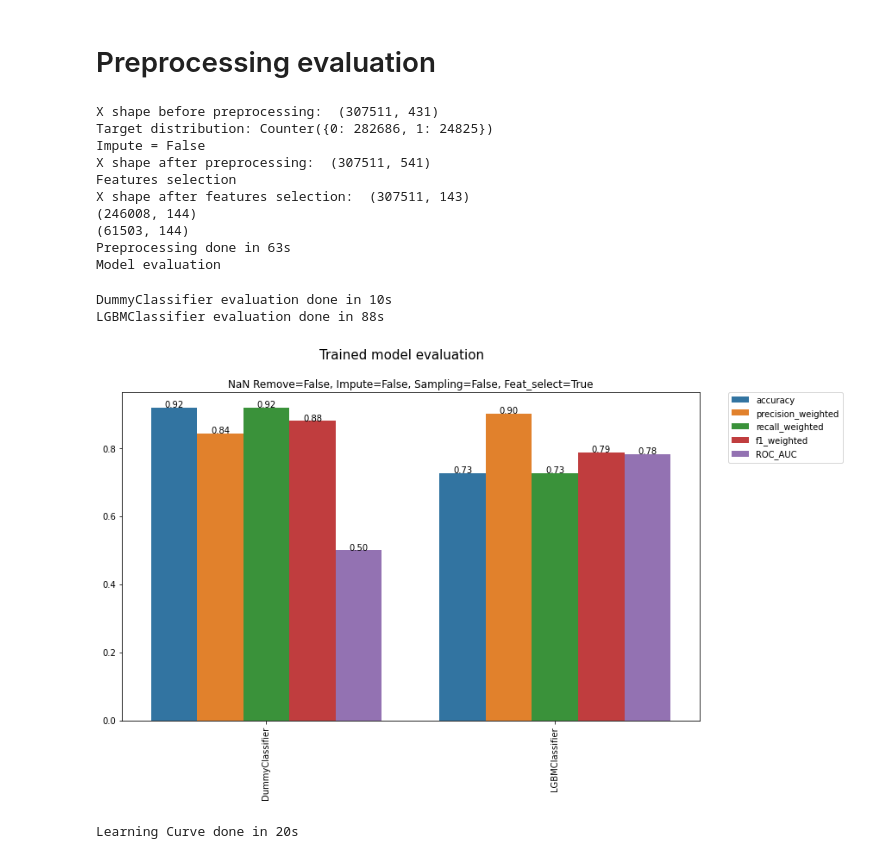
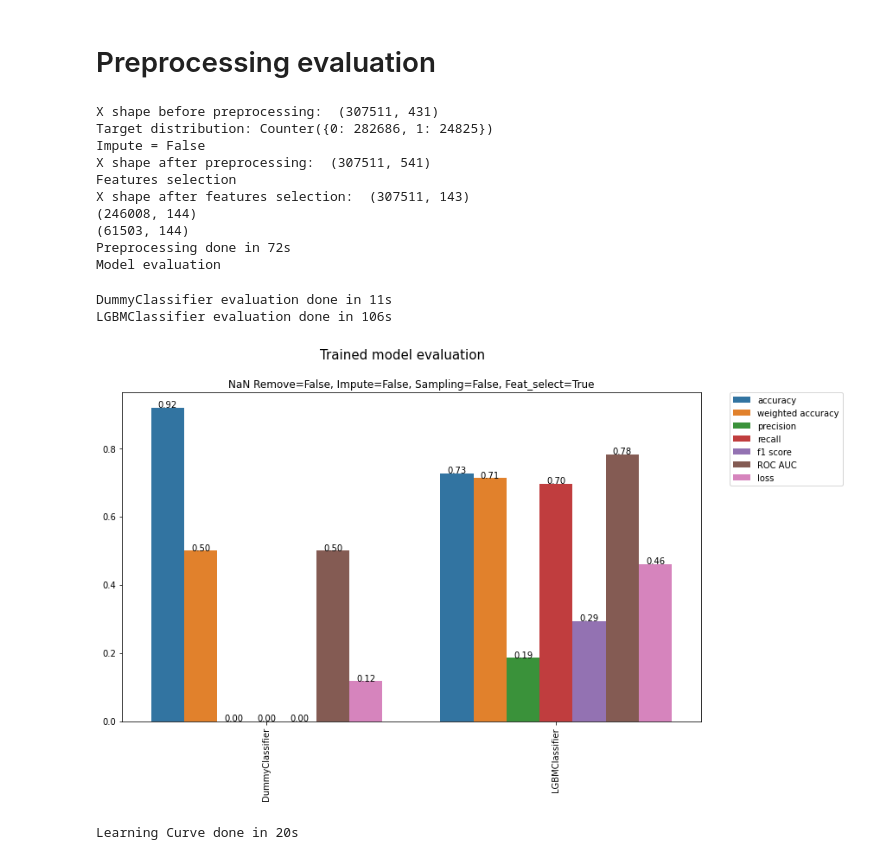
Before and after one commit to FranckLM3/P7_Implementez_modele_scoring, a Jupyter notebook: P7_modelisation.ipynb, the cells around one changed output. Drawn from its saved outputs; the diff is of its cells as text; code cells hidden in the pictures.

Commit message:
add los function

```diff
--- a/P7_modelisation.ipynb
+++ b/P7_modelisation.ipynb
@@ -485,6 +596,14 @@ from sklearn.linear_model import LogisticRegression
 from sklearn.dummy import DummyClassifier
 
 import warnings
+# %%
+# Making our cost function
+def score_loans(y_true, y_pred):
+    tn, fp, fn, tp = confusion_matrix(y_true, y_pred).ravel()
+    score = (20000 * tn - 200000 * fn) / ((fp + tn) * 20000)
+    return score
+
+score_function = make_scorer(score_loans)
 # %%
 # Evaluation
 warnings.filterwarnings('ignore')
@@ -500,10 +619,12 @@ models = [
 results = []
 names = []
 scoring = {'accuracy': 'accuracy',
-           'precision_weighted': 'precision_weighted',
-           'recall_weighted': 'recall_weighted',
-           'f1_weighted': 'f1_weighted',
-           'roc_auc': 'roc_auc'
+           'balanced_accuracy': 'balanced_accuracy',
+           'precision': 'precision',
+           'recall': 'recall',
+           'f1_score': 'f1',
+           'roc_auc': 'roc_auc',
+           'loss' : score_function
            }
 
 # evaluate model
@@ -538,17 +659,20 @@ final = pd.concat(dfs, ignore_index=True)
 # Structure model score dataframe
 eval=final[['model',
             'test_accuracy',
-            'test_precision_weighted',
-            'test_recall_weighted',
-            'test_f1_weighted',
-            'test_roc_auc']]
+            'test_balanced_accuracy',
+            'test_precision',
+            'test_recall',
+            'test_f1_score',
+            'test_roc_auc', 'test_loss']]
 eval_ag=eval.groupby("model").mean()
 eval_ag['model']=eval_ag.index
-eval_ag.rename(columns={'test_roc_auc': 'ROC_AUC',
+eval_ag.rename(columns={'test_roc_auc': 'ROC AUC',
                         'test_accuracy':'accuracy',
-                        'test_precision_weighted':'precision_weighted',
-                        'test_recall_weighted':'recall_weighted',
-                        'test_f1_weighted':'f1_weighted'},inplace=True)
+                        'test_balanced_accuracy':'weighted accuracy',
+                        'test_precision':'precision',
+                        'test_recall':'recall',
+                        'test_f1_score':'f1 score',
+                        'test_loss':'loss'},inplace=True)
 stack=eval_ag.melt(id_vars=['model'])
 
 # Plot model score
@@ -556,37 +680,37 @@ fig, axes= plt.subplots(figsize=(12,7))
 plt.suptitle('Trained model evaluation', fontsize=15)
 plt.title('NaN Remove={}, Impute={}, Sampling={}, Feat_select={}'.format(NaN_remove, impute, sampling, feat_select))
 ax=sns.barplot(x='model', y='value', hue='variable', data=stack, ax=axes)
 for p in ax.patches:
     height = p.get_height()
     ax.text(p.get_x()+p.get_width()/2.,
             height + 0.001,
             "%.2f" % p.get_height(),
             ha="center")
 
 for tick in ax.get_xticklabels():
         tick.set_rotation(90)
 plt.xlabel("")
 plt.ylabel("")
 plt.legend(bbox_to_anchor=(1.05,1),loc=2,  borderaxespad=0.)
 plt.draw()
 plt.savefig('visualisation/Preprocess_eval_NaN-{}_Impute-{}_Sampling-{}_Fselect-{}.png'.format(NaN_remove, impute, sampling, feat_select),
             facecolor='w',
             edgecolor='w',
             bbox_inches='tight')
 # %% [output]
 X shape before preprocessing:  (307511, 431)
 Target distribution: Counter({0: 282686, 1: 24825})
 Impute = False
 X shape after preprocessing:  (307511, 541)
 Features selection
 X shape after features selection:  (307511, 143)
 (246008, 144)
 (61503, 144)
-Preprocessing done in 63s
+Preprocessing done in 72s
 Model evaluation
-DummyClassifier evaluation done in 10s
-LGBMClassifier evaluation done in 88s
+DummyClassifier evaluation done in 11s
+LGBMClassifier evaluation done in 106s
-[figure, old version]
+[figure, new version]
 # %%
 # RFE CV feature selection
 
```
Also changed, not shown: parts of 14 cells of this notebook, 14 other files.
